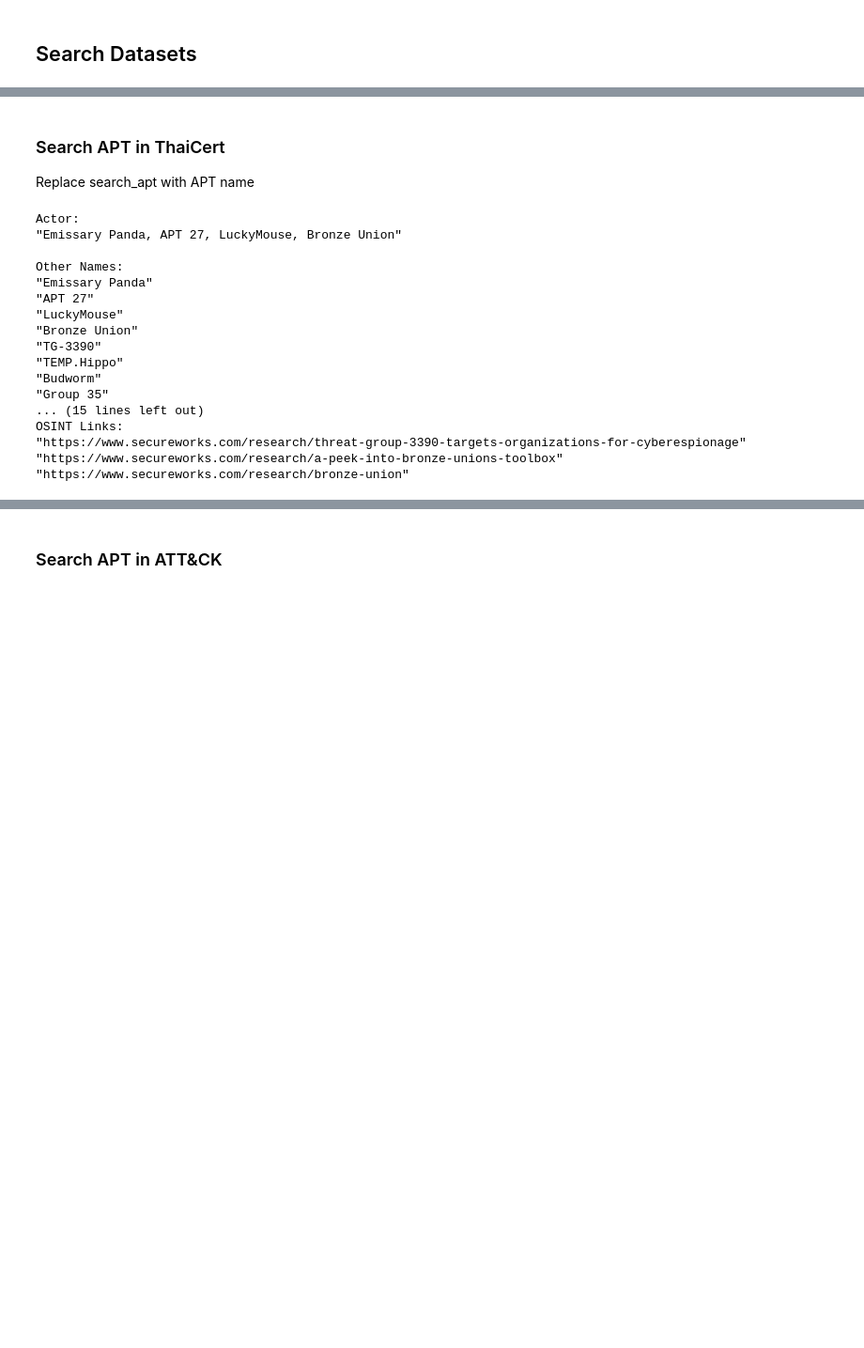
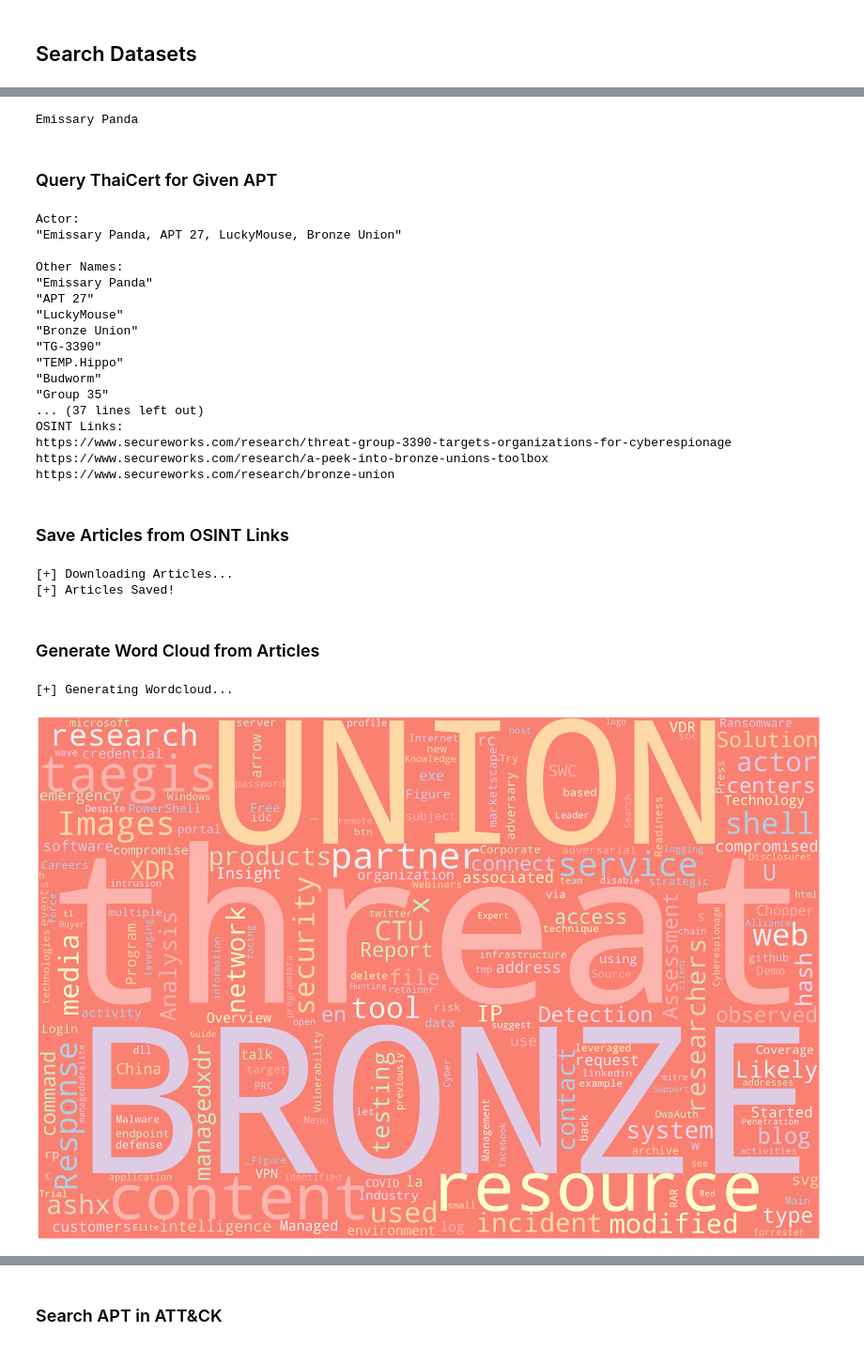
Before and after one commit to gbikram/Jupyter-Threat-Intel, a Jupyter notebook: AdversaryOsint/APT_OSINT_Research.ipynb, the cells around one changed output, grey strips where cells are left out. Shown at 94% size. Cells and saved outputs as stored; diff of their text form; code cells hidden in the pictures; blank space fills up the shorter version.

Commit message:
AdversaryOsint NB

```diff
--- a/AdversaryOsint/APT_OSINT_Research.ipynb
+++ b/AdversaryOsint/APT_OSINT_Research.ipynb
@@ -55,10 +50,10 @@ src = get_data_from_branch("enterprise-attack")
+# %%
+search_apt = input()
+# %% [output]
+Emissary Panda
 # %% [markdown]
-### Search APT in ThaiCert
-
-Replace search_apt with APT name
+### Query ThaiCert for Given APT
 # %%
-search_apt='Emissary Panda'
-
 print("Actor:")
 !cat database/thaicert.json | jq '.values[] | select(.names[].name=="'"$search_apt"'") | .actor'
 print()
@@ -76,10 +71,19 @@ print("Description:")
 !cat database/thaicert.json | jq -r '.values[] | select(.names[].name=="'"$search_apt"'") | .description'
 print()
 
+
+print("Tools:")
+!cat database/thaicert.json | jq '.values[] | select(.names[].name=="'"$search_apt"'") | .tools[]'
+print()
+
+
 print("OSINT Links:")
 links = !cat database/thaicert.json | jq '.values[] | select(.names[].name=="'"$search_apt"'") | .information[]'
+links_cleaned = []
 for link in links:
-    print(link)
+    link_cleaned = link.replace('"', '')
+    print(link_cleaned)
+    links_cleaned.append(link_cleaned)
 # %% [output]
 Actor:
 "Emissary Panda, APT 27, LuckyMouse, Bronze Union"
@@ -93,8 +97,51 @@ Other Names:
 "TEMP.Hippo"
 "Budworm"
 "Group 35"
-... (15 lines left out)
+... (37 lines left out)
 OSINT Links:
-"https://www.secureworks.com/research/threat-group-3390-targets-organizations-for-cyberespionage"
-"https://www.secureworks.com/research/a-peek-into-bronze-unions-toolbox"
-"https://www.secureworks.com/research/bronze-union"
+https://www.secureworks.com/research/threat-group-3390-targets-organizations-for-cyberespionage
+https://www.secureworks.com/research/a-peek-into-bronze-unions-toolbox
+https://www.secureworks.com/research/bronze-union
+# %% [markdown]
+### Save Articles from OSINT Links
+# %%
+import html2text
+
+headers = {'User-Agent': 'Mozilla/5.0 (Windows NT 6.1; WOW64; rv:50.0) Gecko/20100101 Firefox/50.0'}
+article_text = ''
+max = 10
+count = 0
+print("[+] Downloading Articles...")
+for link in links_cleaned:
+    count = count + 1
+    if(count > max):
+        break
+    req = requests.get(link, headers=headers)
+    article_text = html2text.html2text(req.text)
+    article_text = article_text + '\n'
+
+print("[+] Articles Saved!")
+# %% [output]
+[+] Downloading Articles...
+[+] Articles Saved!
+# %% [markdown]
+### Generate Word Cloud from Articles
+# %%
+import matplotlib.pyplot as plt
+from wordcloud import WordCloud, STOPWORDS
+
+stopwords_custom = ["category", "wikipedia", "wiki", "secureworks", "securelist", "https", "Fireeye", "group", "php"] + list(STOPWORDS)
+
+print("[+] Generating Wordcloud...")
+
+wordcloud = WordCloud(width= 3000, height = 2000, random_state=1, background_color='salmon', colormap='Pastel1', collocations=False, stopwords = stopwords_custom).generate(article_text)
+
+# Set figure size
+plt.figure(figsize=(40, 30))
+# Display image
+plt.imshow(wordcloud)
+# No axis details
+plt.axis("off");
+# %% [output]
+[+] Generating Wordcloud...
+[figure, added]
```
Also changed, not shown: parts of 17 cells of this notebook, 2 other files.
